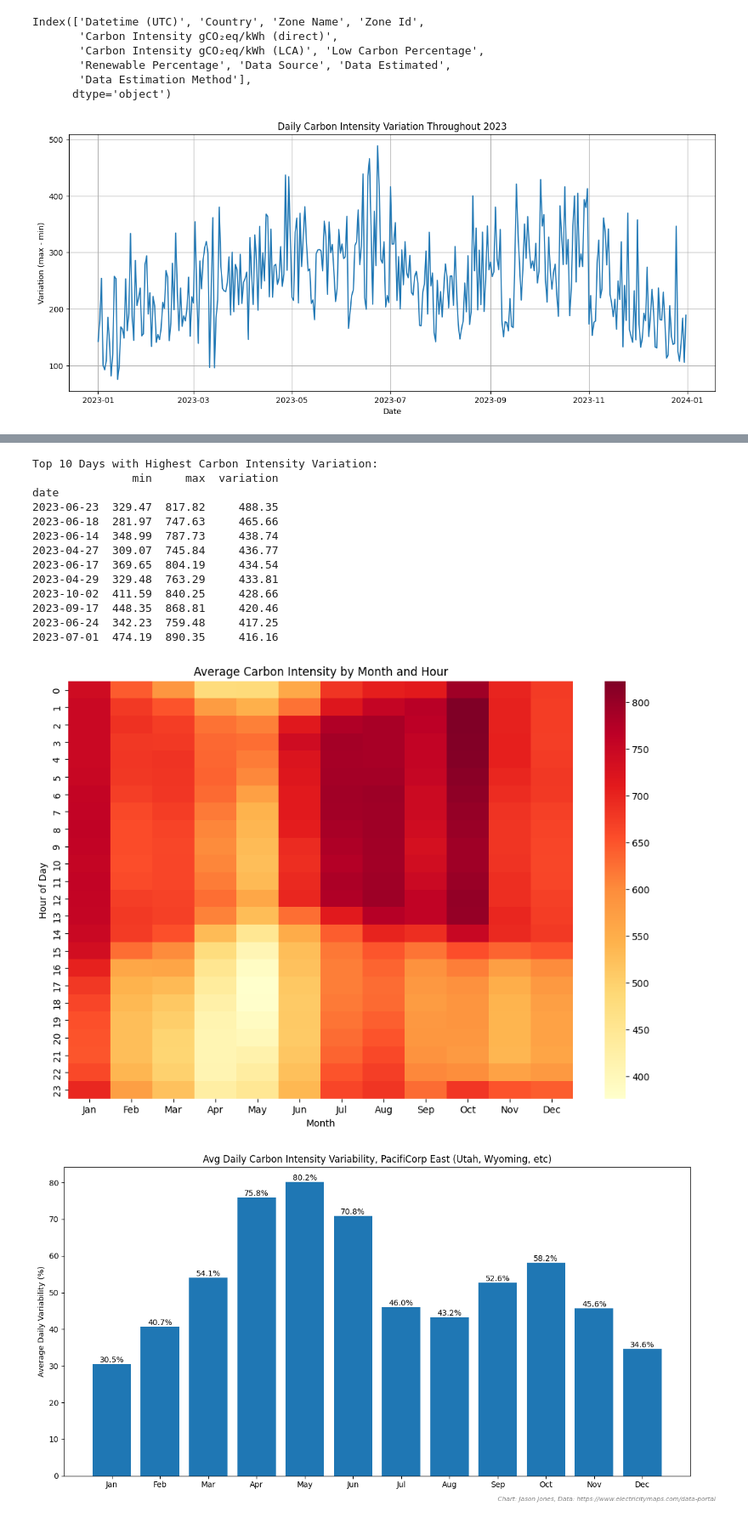
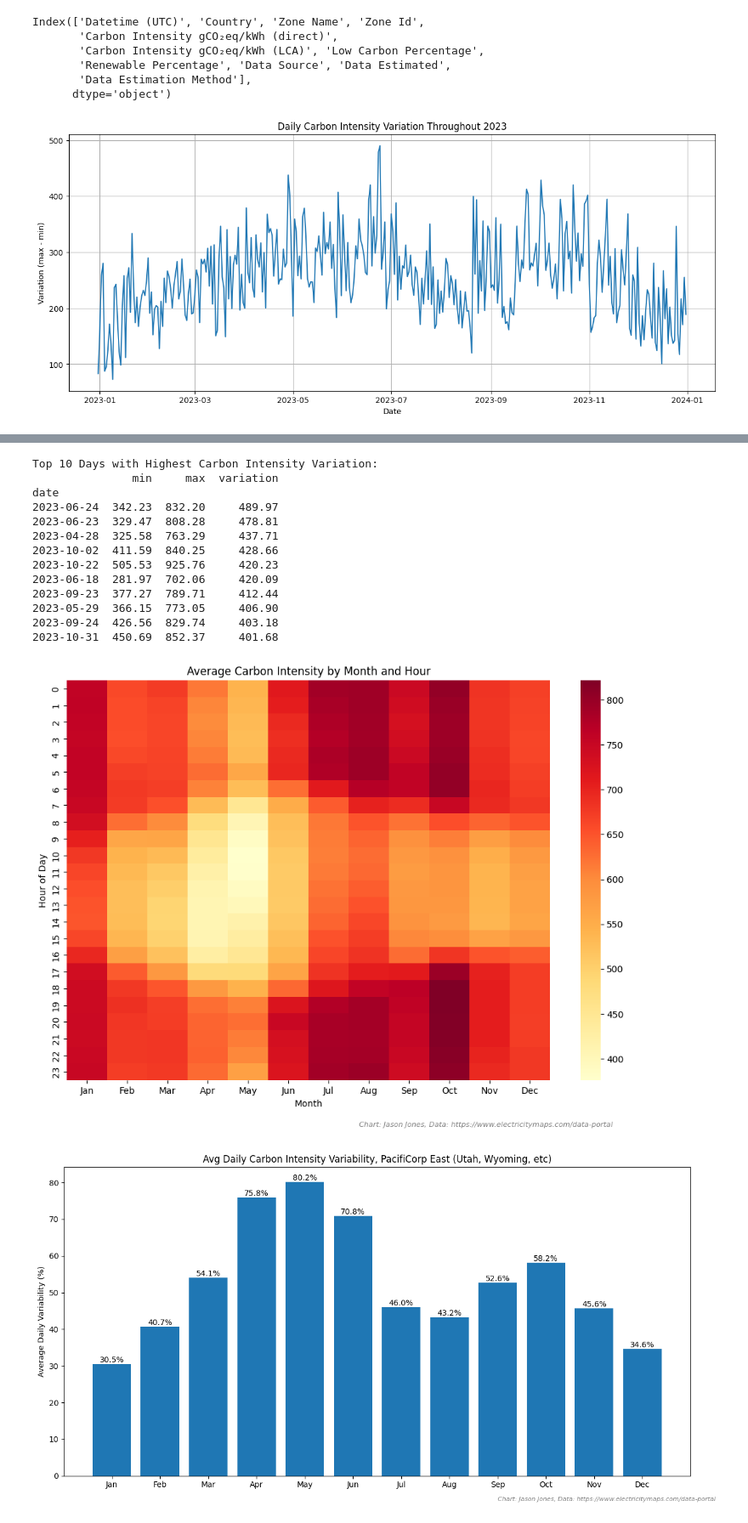
Before and after one commit to jasonm-jones/grid-carbon-intensity, a Jupyter notebook: carbon-PACE-2023.ipynb, the cells around one changed output, grey strips where cells are left out. Shown at 85% size. Saved outputs shown, nothing was run; the diff lists cells and outputs as text; code cells hidden in the pictures.

```diff
--- a/carbon-PACE-2023.ipynb
+++ b/carbon-PACE-2023.ipynb
@@ -21,11 +21,14 @@ Index(['Datetime (UTC)', 'Country', 'Zone Name', 'Zone Id',
 
 # Convert timestamp to datetime
 df['timestamp'] = pd.to_datetime(df['Datetime (UTC)'])
+# Update hour column to use MST
+df['timestamp_mst'] = df['timestamp'] - pd.Timedelta(hours=7)
+
 
 # Add columns for date, month, and hour
-df['date'] = df['timestamp'].dt.date
-df['month'] = df['timestamp'].dt.month
-df['hour'] = df['timestamp'].dt.hour
+df['date'] = df['timestamp_mst'].dt.date
+df['month'] = df['timestamp_mst'].dt.month
+df['hour'] = df['timestamp_mst'].dt.hour
 
 # Calculate daily variation (max - min) for each date
 daily_variation = df.groupby('date')['Carbon Intensity gCO₂eq/kWh (LCA)'].agg(['min', 'max'])
@@ -74,6 +77,9 @@ sns.heatmap(hourly_monthly_avg, cmap='YlOrRd',
 plt.title('Average Carbon Intensity by Month and Hour')
 plt.xlabel('Month')
 plt.ylabel('Hour of Day')
+# Add source text at the bottom
+plt.figtext(0.5, 0.02, 'Chart: Jason Jones, Data: https://www.electricitymaps.com/data-portal',
+           fontsize=8, style='italic', color='gray')
 plt.show()
 # %% [output]
-[figure, old version]
+[figure, new version]
@@ -81,17 +87,17 @@ plt.show()
 Top 10 Days with Highest Carbon Intensity Variation:
                min     max  variation
 date
-2023-06-23  329.47  817.82     488.35
-2023-06-18  281.97  747.63     465.66
-2023-06-14  348.99  787.73     438.74
-2023-04-27  309.07  745.84     436.77
-2023-06-17  369.65  804.19     434.54
-2023-04-29  329.48  763.29     433.81
+2023-06-24  342.23  832.20     489.97
+2023-06-23  329.47  808.28     478.81
+2023-04-28  325.58  763.29     437.71
 2023-10-02  411.59  840.25     428.66
-2023-09-17  448.35  868.81     420.46
-2023-06-24  342.23  759.48     417.25
-2023-07-01  474.19  890.35     416.16
+2023-10-22  505.53  925.76     420.23
+2023-06-18  281.97  702.06     420.09
+2023-09-23  377.27  789.71     412.44
+2023-05-29  366.15  773.05     406.90
+2023-09-24  426.56  829.74     403.18
+2023-10-31  450.69  852.37     401.68
-[figure, old version]
+[figure, new version]
 # %%
 # Calculate percentage increase from min to max for each day
 daily_variation['percent_increase'] = ((daily_variation['max'] - daily_variation['min']) / daily_variation['min']) * 100
```
Also changed, not shown: parts of 7 cells of this notebook, 5 other files.
